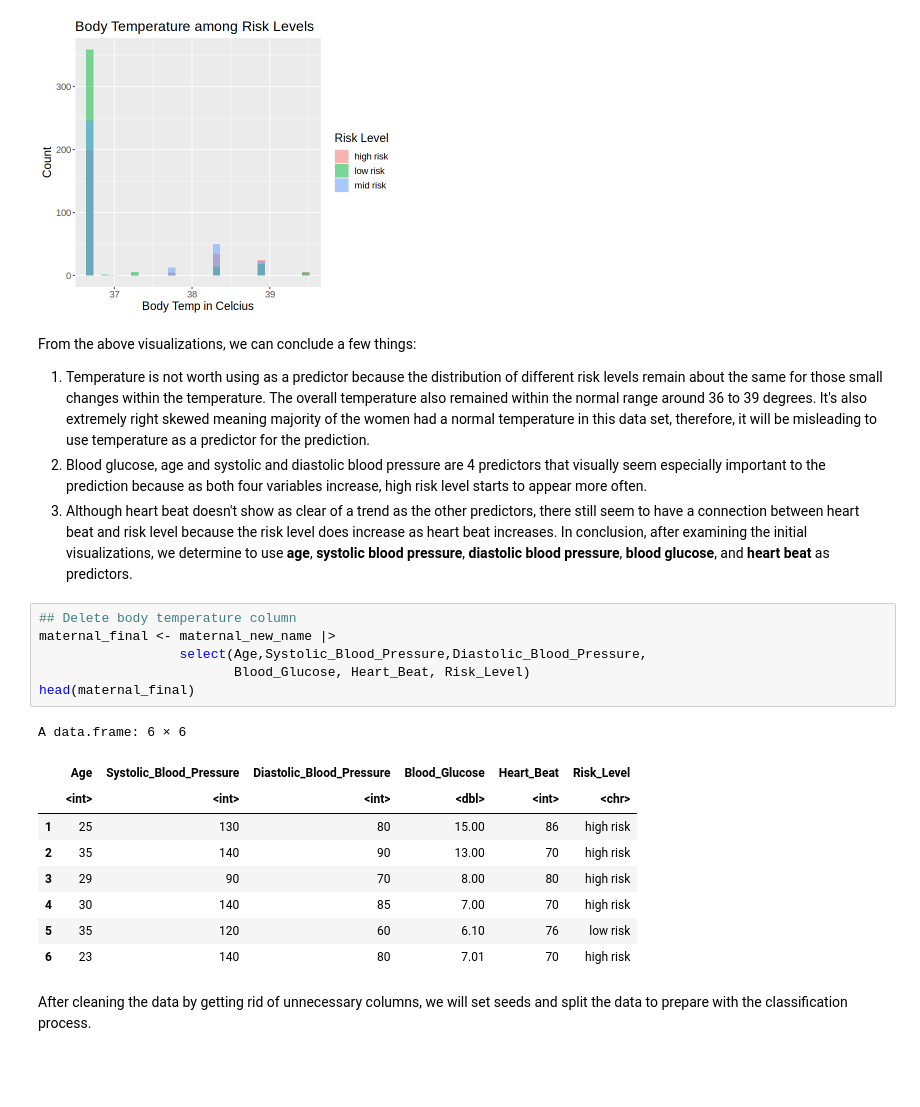
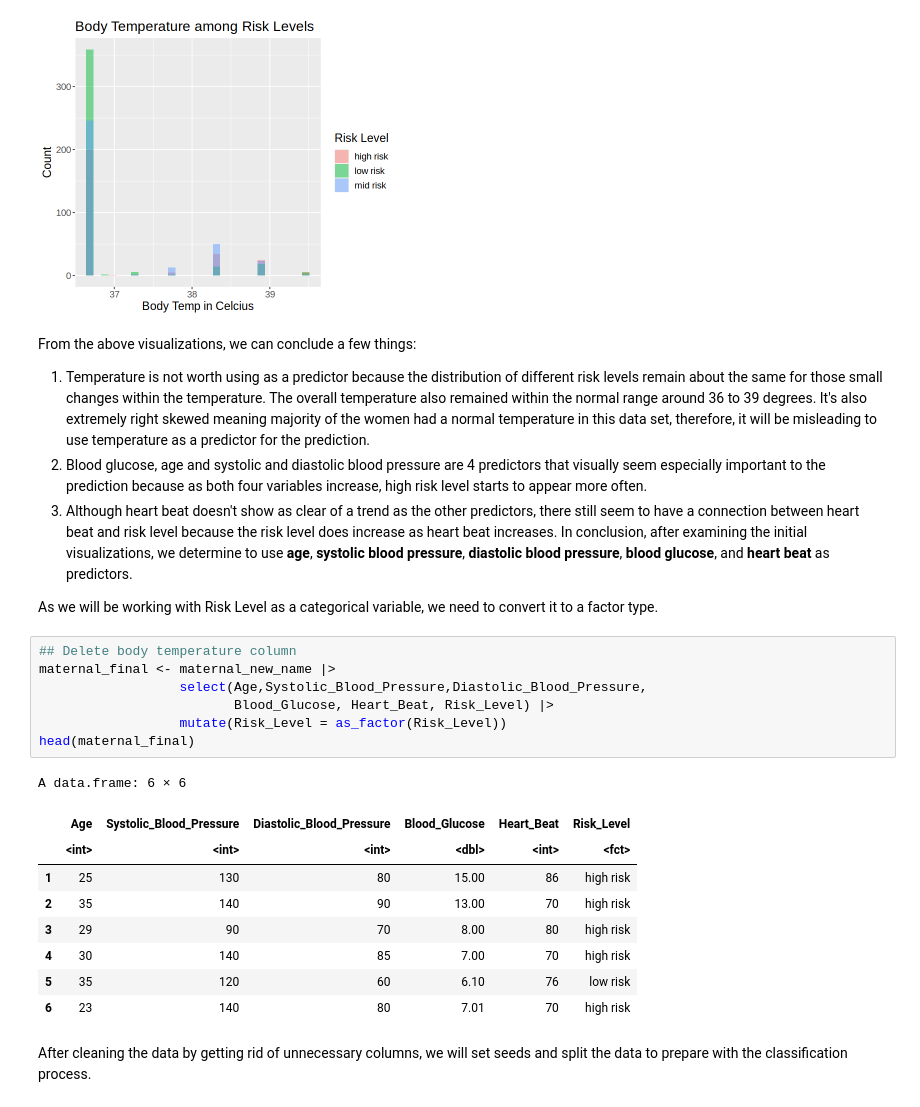
Before and after one commit to Julianazhu26/DSCI100-Group-Project, a Jupyter notebook: Group Proposal (1).ipynb, the cells around one changed output. Saved outputs shown, nothing was run; the diff lists cells and outputs as text; blank space fills up the shorter version.

Commit message:
as_factor(Risk_Level) and update accuracy vs kvals plot

```diff
--- a/Group Proposal (1).ipynb
+++ b/Group Proposal (1).ipynb
@@ -189,16 +189,19 @@ From the above visualizations, we can conclude a few things:
 2. Blood glucose, age and systolic and diastolic blood pressure are 4 predictors that visually seem especially important to the prediction because as both four variables increase, high risk level starts to appear more often.
 3. Although heart beat doesn't show as clear of a trend as the other predictors, there still seem to have a connection between heart beat and risk level because the risk level does increase as heart beat increases.
 In conclusion, after examining the initial visualizations, we determine to use **age**, **systolic blood pressure**, **diastolic blood pressure**, **blood glucose**, and **heart beat** as predictors.
+
+As we will be working with Risk Level as a categorical variable, we need to convert it to a factor type.
 # %%
 ## Delete body temperature column
 maternal_final <- maternal_new_name |>
                   select(Age,Systolic_Blood_Pressure,Diastolic_Blood_Pressure,
-                         Blood_Glucose, Heart_Beat, Risk_Level)
+                         Blood_Glucose, Heart_Beat, Risk_Level) |>
+                  mutate(Risk_Level = as_factor(Risk_Level))
 head(maternal_final)
 # %% [output]
 A data.frame: 6 × 6
 |  | Age | Systolic_Blood_Pressure | Diastolic_Blood_Pressure | Blood_Glucose | Heart_Beat | Risk_Level |
-|  | <int> | <int> | <int> | <dbl> | <int> | <chr> |
+|  | <int> | <int> | <int> | <dbl> | <int> | <fct> |
 | 1 | 25 | 130 | 80 | 15.00 | 86 | high risk |
 | 2 | 35 | 140 | 90 | 13.00 | 70 | high risk |
 | 3 | 29 | 90 | 70 | 8.00 | 80 | high risk |
```
Also changed, not shown: parts of 6 cells of this notebook.
